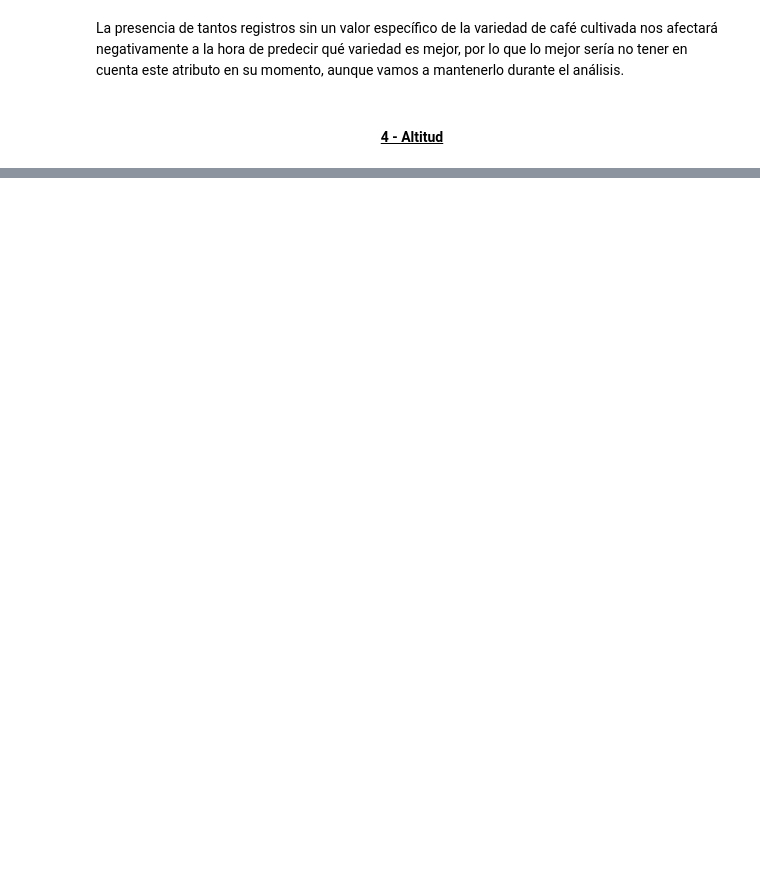
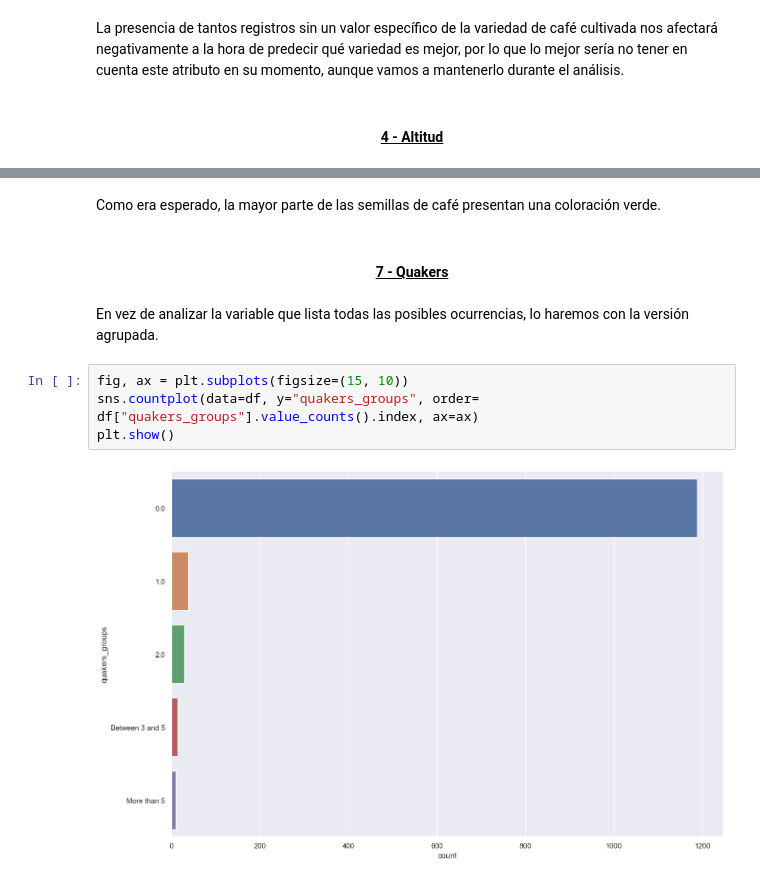
Before and after one commit to jmramaq/TrainingEDA_Coffee, a Jupyter notebook: src/EDA.ipynb, the cells around one changed output, grey strips where cells are left out. Drawn from its saved outputs; the diff is of its cells as text; blank space fills up the shorter version.

```diff
--- a/src/EDA.ipynb
+++ b/src/EDA.ipynb
@@ -399,0 +545,12 @@ df["Processing Method"] = df["Processing Method"].str.upper()
+# %% [markdown]
+Como era esperado, la mayor parte de las semillas de café presentan una coloración verde.
+# %% [markdown]
+<h4 style="text-align: center;"><ins>7 - Quakers</ins></h4>
+# %% [markdown]
+En vez de analizar la variable que lista todas las posibles ocurrencias, lo haremos con la versión agrupada.
+# %%
+fig, ax = plt.subplots(figsize=(15, 10))
+sns.countplot(data=df, y="quakers_groups", order= df["quakers_groups"].value_counts().index, ax=ax)
+plt.show()
+# %% [output]
+[figure, added]
```
Also changed, not shown: parts of 80 cells of this notebook.
